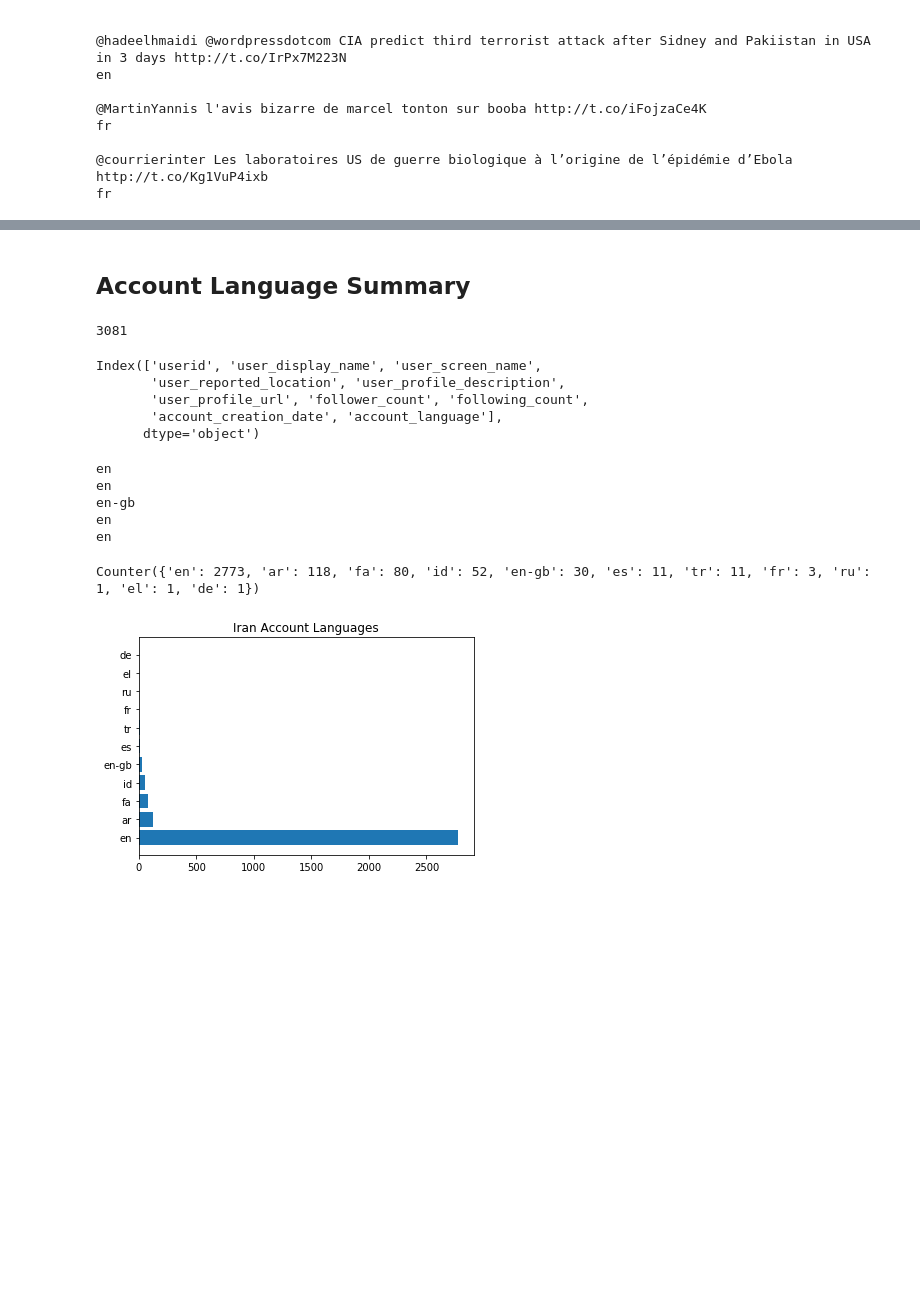
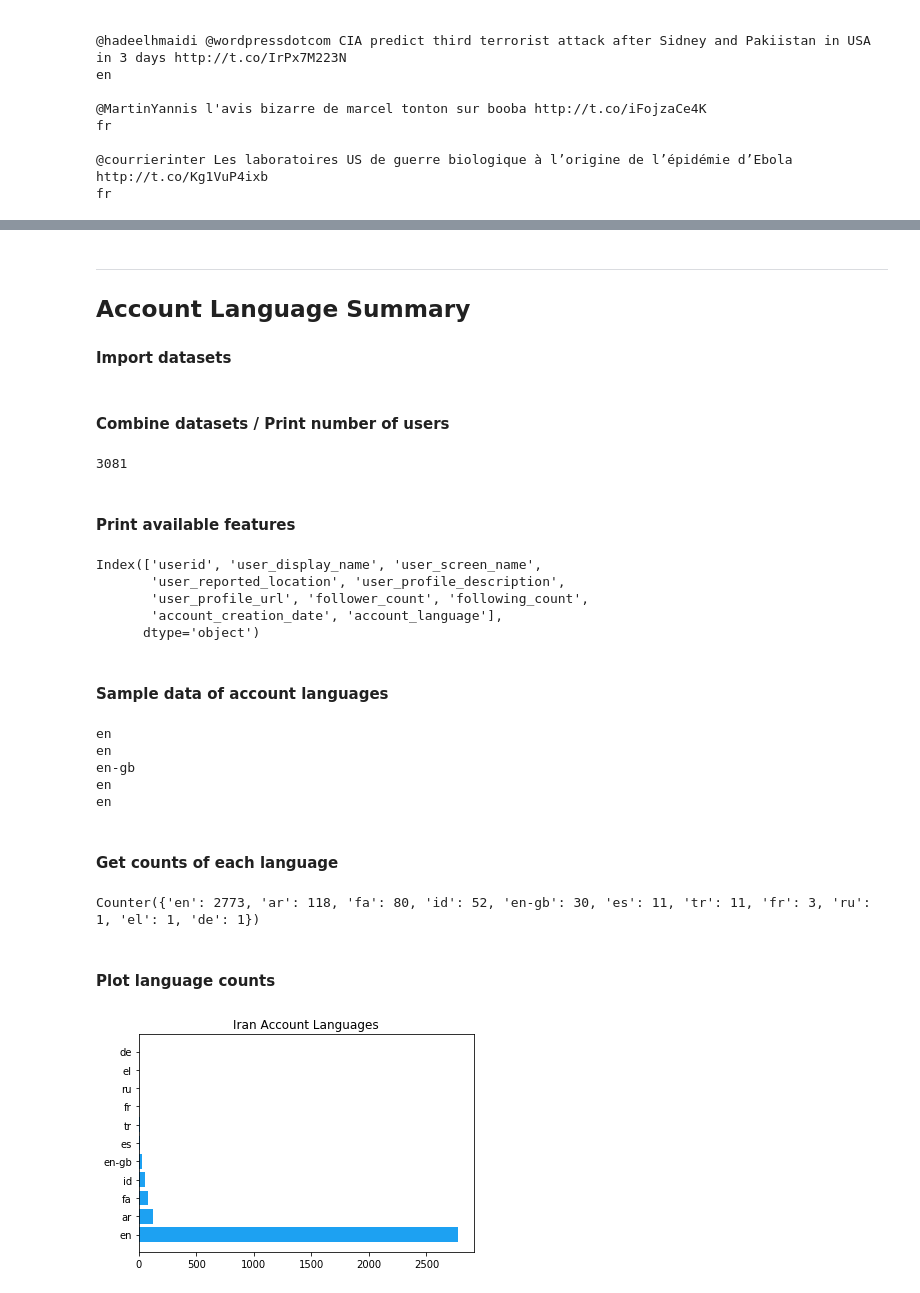
Before and after one commit to ashero0/elections-integrity-analysis, a Jupyter notebook: Language Analysis/Language_Iran.ipynb, the cells around one changed output, grey strips where cells are left out. Drawn from its saved outputs; the diff is of its cells as text; code cells hidden in the pictures; blank space fills up the shorter version.

Commit message:
iran summary done

```diff
--- a/Language Analysis/Language_Iran.ipynb
+++ b/Language Analysis/Language_Iran.ipynb
@@ -147,17 +159,0 @@ Counter({'nl': 10000})
-# %%
-# Plot language counts
-tweet_lang_types = []
-tweet_lang_counts = []
-for lang in tweet_languages_count:
-    tweet_lang_types.append(lang)
-    count = tweet_languages_count[lang]
-    tweet_lang_counts.append(count)
-
-tweet_lang_types_long = []
-for lang in tweet_lang_types:
-    lang_long = pylang.languages.get(alpha2 = lang).name
-    tweet_lang_types_long.append(lang_long)
-
-pyplot.pie(tweet_lang_counts, labels = tweet_lang_types_long)
-pyplot.title('Iranian Tweet Languages (First 10k)')
-pyplot.show()
@@ -166,5 +194,7 @@ pyplot.show()
 # %% [markdown]
+---
 ## Account Language Summary
+#### Import datasets
 # %%
 accounts_filename_one = '../Data/iranian_users_csv_hashed.csv'
 accounts_filename_two = '../Data/iran_201901_1_users_csv_hashed.csv'
@@ -194,4 +224,6 @@ iran_accounts_two = pd.read_csv(accounts_filename_two, dtype = {
     "account_creation_date": str,
     "account_language": str,
 })
+# %% [markdown]
+#### Combine datasets / Print number of users
 # %%
@@ -201,6 +232,8 @@ iran_users = pd.concat(iran_account_datasets, sort=False)
 print(len(iran_users))
 # %% [output]
 3081
+# %% [markdown]
+#### Print available features
 # %%
 iran_users.columns
 # %% [output]
@@ -209,4 +242,6 @@ Index(['userid', 'user_display_name', 'user_screen_name',
        'user_profile_url', 'follower_count', 'following_count',
        'account_creation_date', 'account_language'],
       dtype='object')
+# %% [markdown]
+#### Sample data of account languages
 # %%
@@ -219,4 +253,6 @@ en
 en-gb
 en
 en
+# %% [markdown]
+#### Get counts of each language
 # %%
@@ -225,26 +260,60 @@ languages_count = Counter(iran_users['account_language'])
 print(languages_count)
 # %% [output]
 Counter({'en': 2773, 'ar': 118, 'fa': 80, 'id': 52, 'en-gb': 30, 'es': 11, 'tr': 11, 'fr': 3, 'ru': 1, 'el': 1, 'de': 1})
+# %% [markdown]
+#### Plot language counts
 # %%
-# Plot language counts
 lang_types = []
 lang_counts = []
 sorted_languages_count = languages_count.most_common()
 for lang, count in sorted_languages_count:
     lang_types.append(lang)
     lang_counts.append(count)
 
 # lang_types_long = []
 # for lang in lang_types:
 #     lang_long = pylang.languages.get(alpha2 = lang).name
 #     lang_types_long.append(lang_long)
 
 pyplot.title('Iran Account Languages')
 # y_pos = np.arange(len(lang_types_long))
 y_pos = np.arange(len(lang_types))
-pyplot.barh(y_pos, lang_counts)
+pyplot.barh(y_pos, lang_counts, color = twitter_color)
 # pyplot.yticks(y_pos, lang_types_long)
 pyplot.yticks(y_pos, lang_types)
 pyplot.show()
+
+
+
+
+lang_types = []
+lang_counts = []
+sorted_languages_count = languages_count.most_common(10)
+
+for lang, count in sorted_languages_count:
+    lang_types.append(lang)
+    lang_counts.append(count)
+
+lang_types_long = []
+for lang in lang_types:
+    try:
+        lang_long = pylang.languages.get(alpha2 = lang).name
+        lang_types_long.append(lang_long)
+    except:
+        # For type n/a, will throw an error
+        lang_types_long.append('N/A')
+
+# Labels
+plt.title('Iran Account Languages')
+plt.xlabel('Number of Accounts')
+plt.ylabel('Language')
+
+# Add Data
+y_pos = np.arange(len(lang_types_long))
+sns.set_style('whitegrid')
+plt.barh(y_pos, lang_counts, color = twitter_color, edgecolor = twitter_color)
+plt.yticks(y_pos, lang_types_long)
+
+plt.show()
 # %% [output]
-[figure, old version]
+[figure, new version]
```
Also changed, not shown: parts of 14 cells of this notebook.
